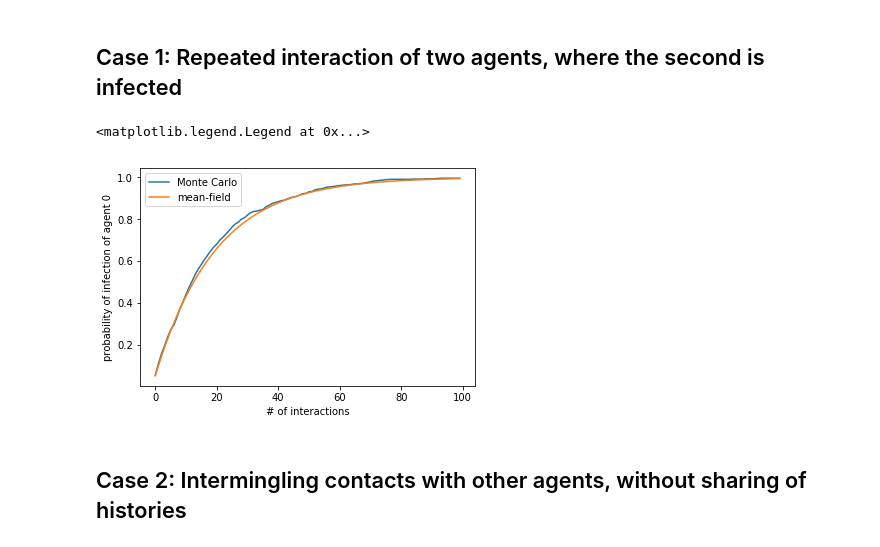
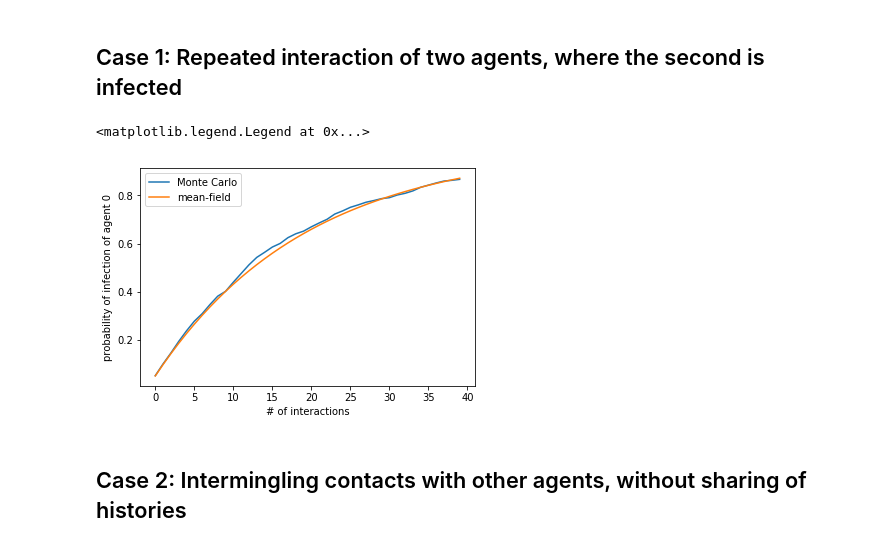
Before and after one commit to eilifmtl/covid19_p2p_risk_estimation, a Jupyter notebook: case_comparisons_mfbroadcast_mc.ipynb, the cells around one changed output. Cells and saved outputs as stored; diff of their text form; code cells hidden in the pictures.

```diff
--- a/case_comparisons_mfbroadcast_mc.ipynb
+++ b/case_comparisons_mfbroadcast_mc.ipynb
@@ -59,14 +56,14 @@ for i in tqdm(range(params.M)):
     mf_PI.append([a.p, b.p])
 mf_PI = numpy.array(mf_PI)
 # %%
-plt.plot(PI[:,0], label="Monte Carlo")
-plt.plot(mf_PI[:,0], label="mean-field")
+plt.plot(PI[:40,0], label="Monte Carlo")
+plt.plot(mf_PI[:40,0], label="mean-field")
 plt.xlabel("# of interactions")
 plt.ylabel("probability of infection of agent 0")
 plt.legend()
 # %% [output]
 <matplotlib.legend.Legend at 0x...>
-[figure, old version]
+[figure, new version]
 # %% [markdown]
 ## Case 2: Intermingling contacts with other agents, without sharing of histories
 # %%
```
Also changed, not shown: parts of 6 cells of this notebook.
